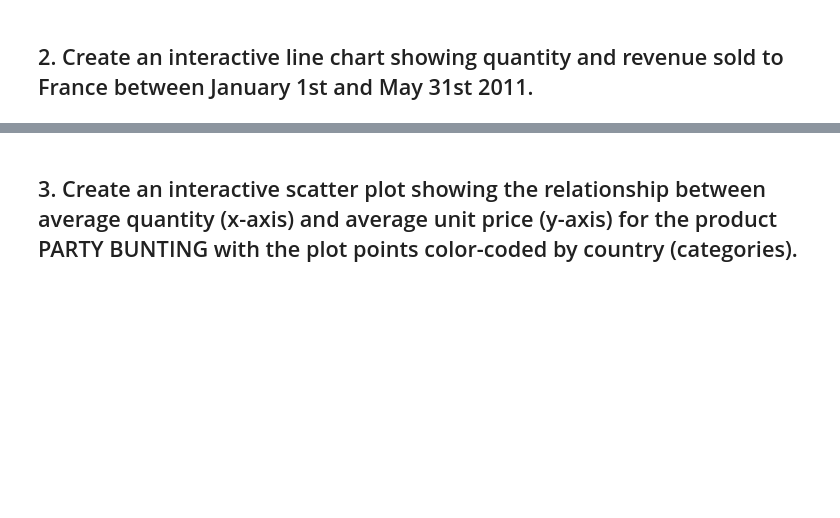
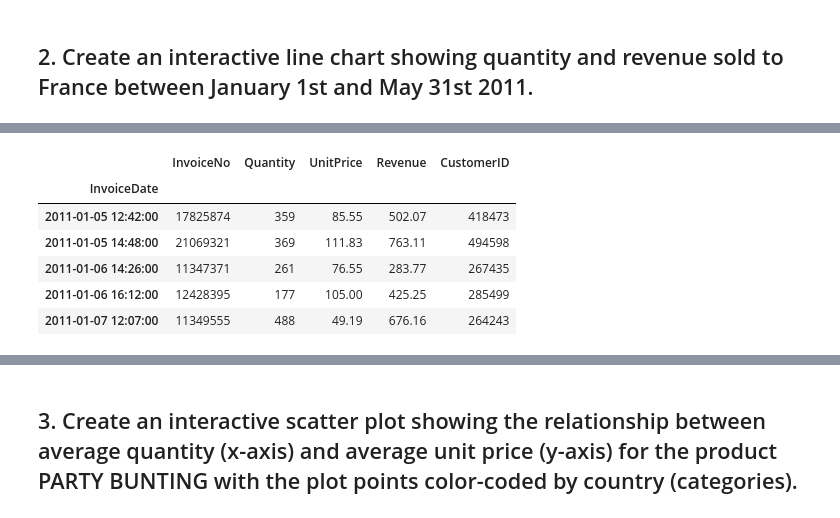
Before and after one commit to Ironhack-Data-Madrid-Octubre-2023/5.2-lab_interactive_visualization, a Jupyter notebook: your-code/main.ipynb, the cells around one changed output, grey strips where cells are left out. Cells and saved outputs as stored; diff of their text form; code cells hidden in the pictures; blank space fills up the shorter version.

```diff
--- a/your-code/main.ipynb
+++ b/your-code/main.ipynb
@@ -15,0 +106,12 @@ cf.go_offline()
+# %%
+# Voy a hacerlo con groupby en vez de pivot_table
+tofrance = tofrance.groupby('InvoiceDate').sum(numeric_only=True)
+tofrance.head()
+# %% [output]
+|  | InvoiceNo | Quantity | UnitPrice | Revenue | CustomerID |
+| InvoiceDate |  |  |  |  |  |
+| 2011-01-05 12:42:00 | 17825874 | 359 | 85.55 | 502.07 | 418473 |
+| 2011-01-05 14:48:00 | 21069321 | 369 | 111.83 | 763.11 | 494598 |
+| 2011-01-06 14:26:00 | 11347371 | 261 | 76.55 | 283.77 | 267435 |
+| 2011-01-06 16:12:00 | 12428395 | 177 | 105.00 | 425.25 | 285499 |
+| 2011-01-07 12:07:00 | 11349555 | 488 | 49.19 | 676.16 | 264243 |
```
Also changed, not shown: parts of 12 cells of this notebook.
